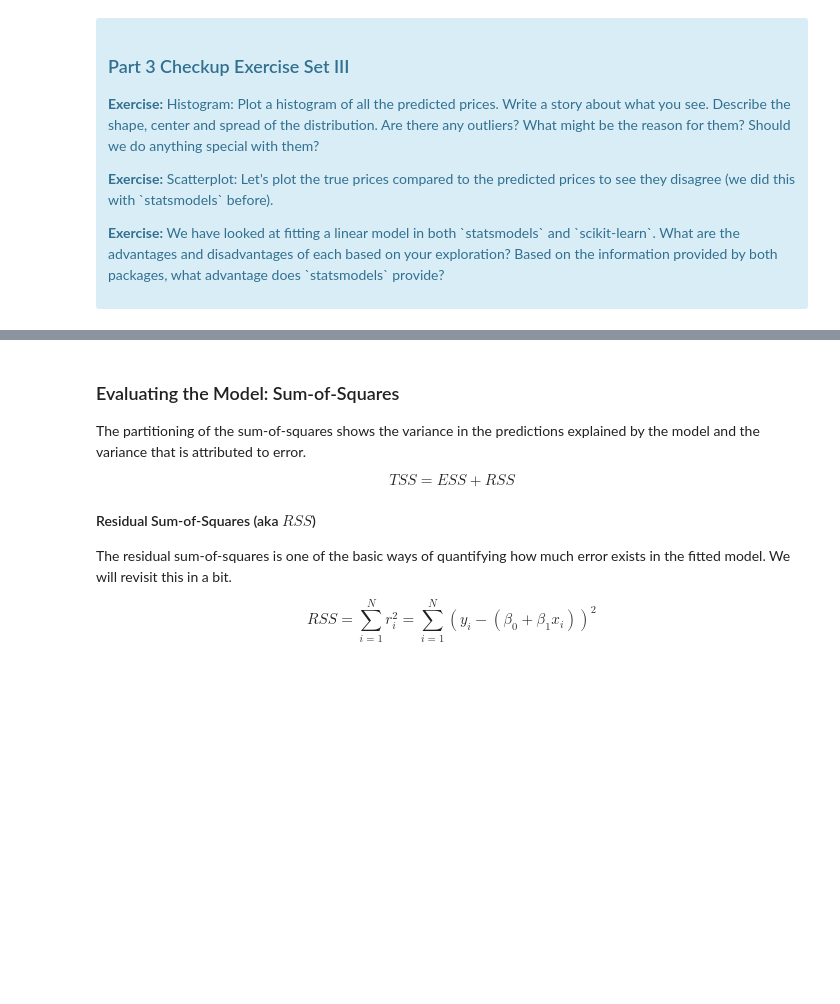
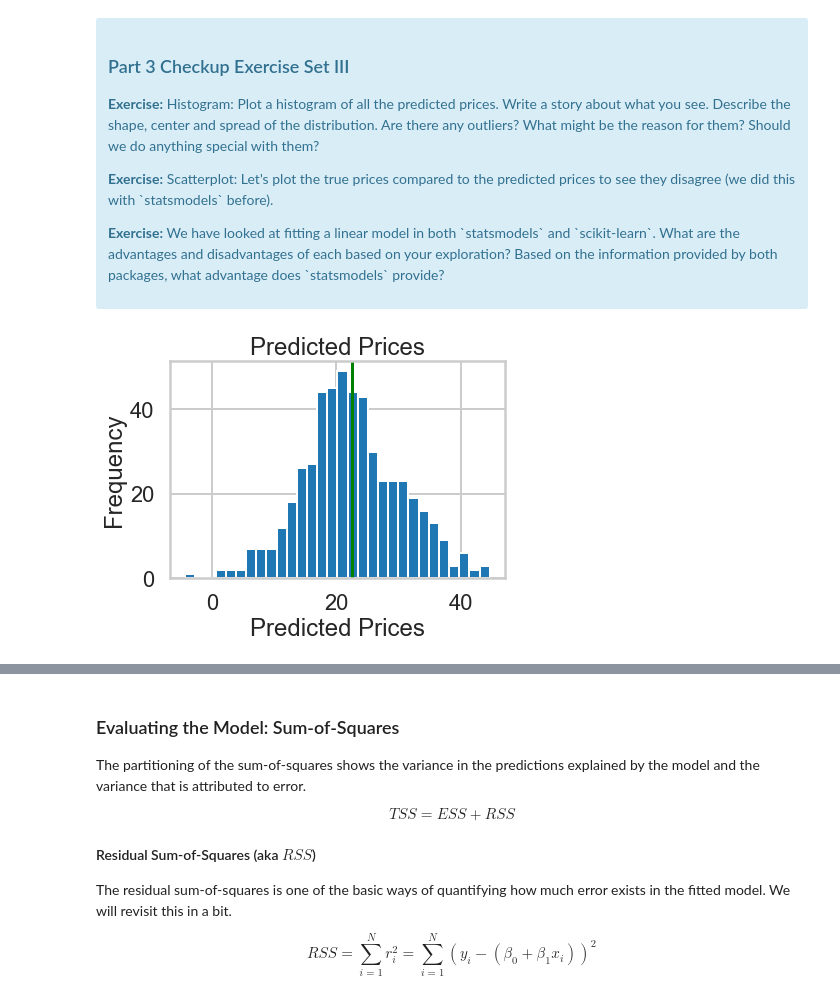
Before and after one commit to mightysquirrely/Springboard-Mini-Projects, a Jupyter notebook: Mini_Project_Linear_Regression.ipynb, the cells around one changed output, grey strips where cells are left out. Cells and saved outputs as stored; diff of their text form; code cells hidden in the pictures; blank space fills up the shorter version.

```diff
--- a/Mini_Project_Linear_Regression.ipynb
+++ b/Mini_Project_Linear_Regression.ipynb
@@ -573,0 +586,13 @@ array([30.00384338, 25.02556238, 30.56759672, 28.60703649, 27.94352423])
+# %%
+# your turn
+_ = plt.hist(lm.predict(X), bins=30)
+_ = plt.title("Predicted Prices")
+_ = plt.xlabel("Predicted Prices")
+_ = plt.ylabel("Frequency")
+_ = plt.axvline(np.mean(lm.predict(X)), color='green', linestyle='-')
+plt.show()
+# The predicted prices have a fairly normal distribution.
+#Their are outliers to the right that are potentially what is pulling and skewing.
+#I addded in bins to visually put more clarity on the outliers.
+# %% [output]
+[figure, added]
```
Also changed, not shown: parts of 12 cells of this notebook.
